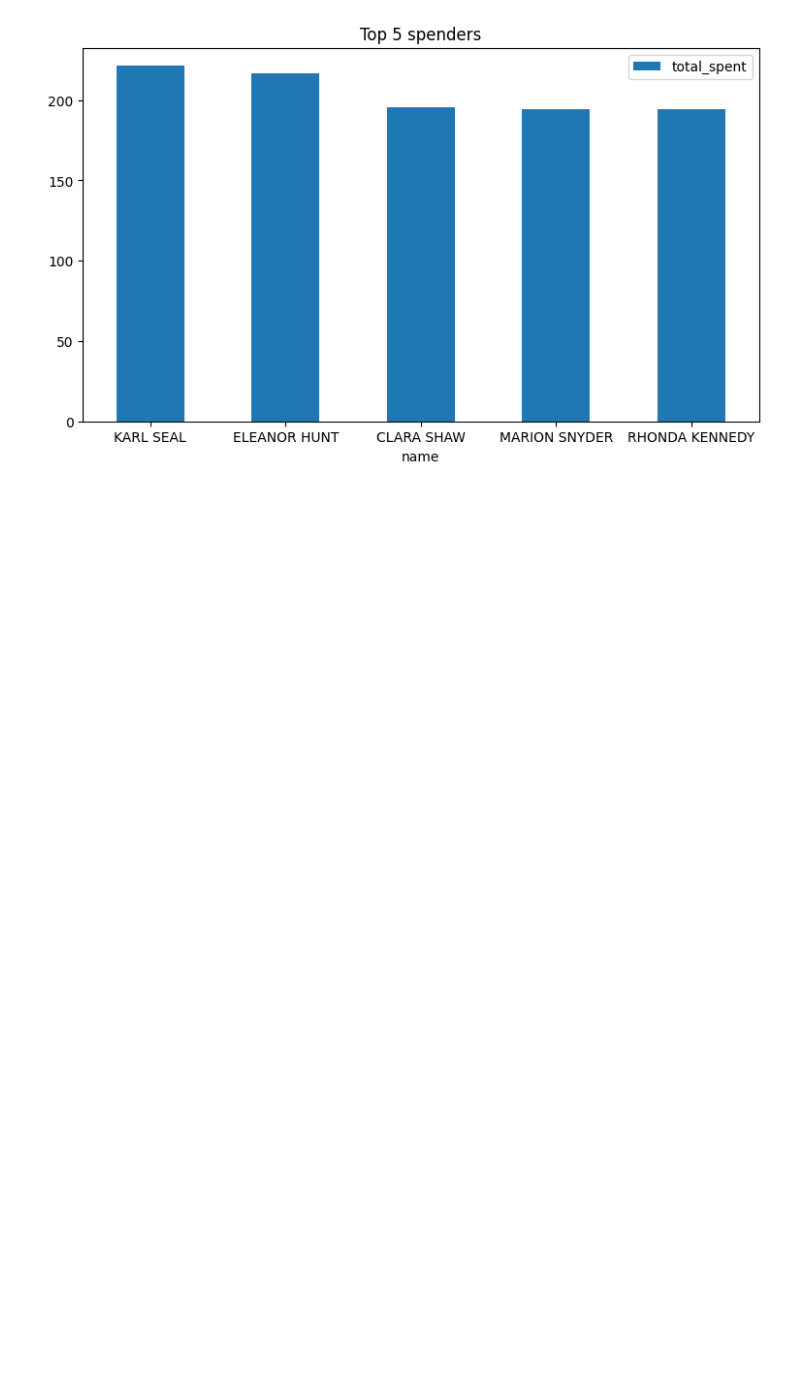
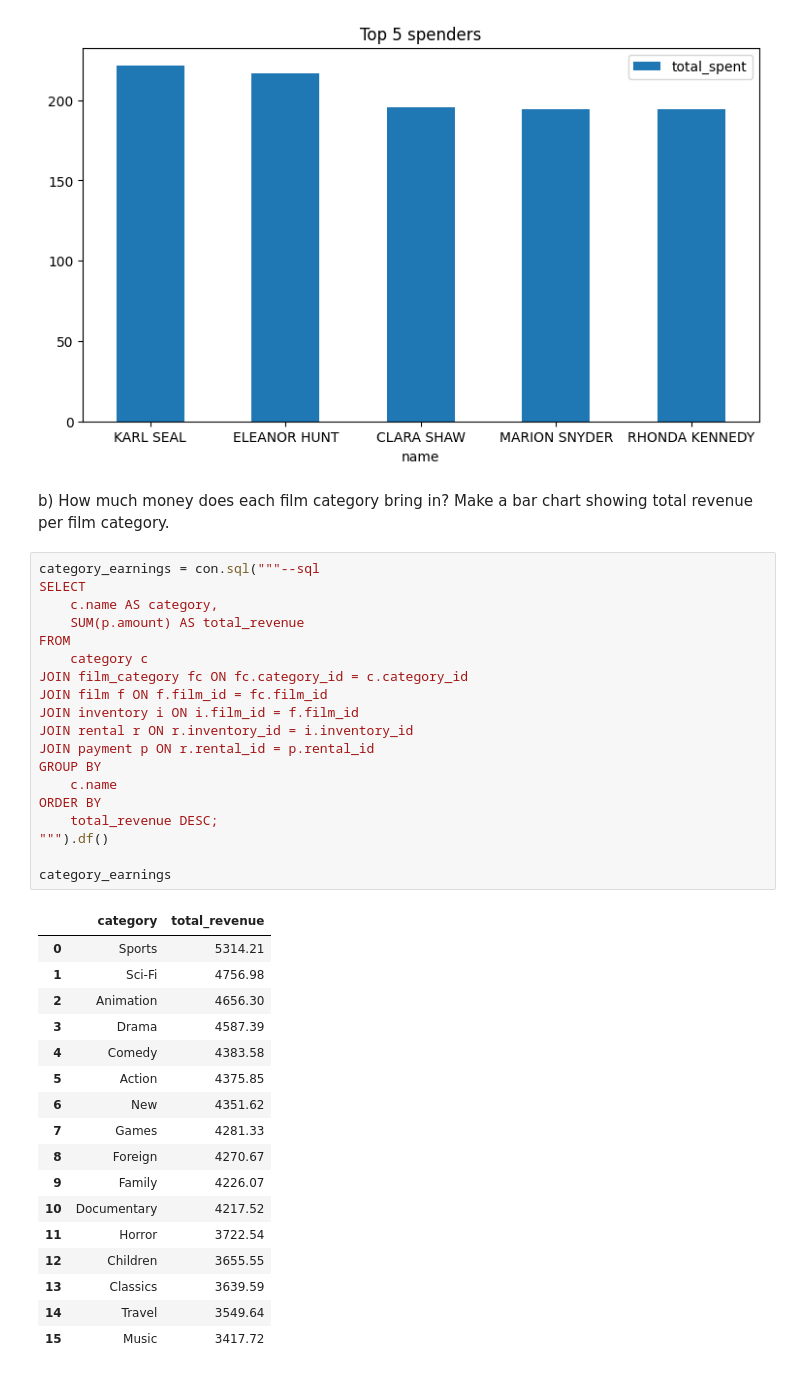
Before and after one commit to luckepucke6/sakila_lab_lucas_lindh, a Jupyter notebook: notebooks/eda_sakila.ipynb, the cells around one changed output. Cells and saved outputs as stored; diff of their text form; blank space fills up the shorter version.

```diff
--- a/notebooks/eda_sakila.ipynb
+++ b/notebooks/eda_sakila.ipynb
@@ -451,3 +451,42 @@ top_spenders
 top_spenders.plot(kind='bar', x='name', y='total_spent', title="Top 5 spenders", figsize=(9,5), rot=0,);
 # %% [output]
 [figure]
+# %% [markdown]
+b) How much money does each film category bring in? Make a bar chart showing total revenue per film category.
+# %%
+category_earnings = con.sql("""--sql
+SELECT
+    c.name AS category,
+    SUM(p.amount) AS total_revenue
+FROM
+    category c
+JOIN film_category fc ON fc.category_id = c.category_id
+JOIN film f ON f.film_id = fc.film_id
+JOIN inventory i ON i.film_id = f.film_id
+JOIN rental r ON r.inventory_id = i.inventory_id
+JOIN payment p ON r.rental_id = p.rental_id
+GROUP BY
+    c.name
+ORDER BY
+    total_revenue DESC;
+""").df()
+
+category_earnings
+# %% [output]
+|  | category | total_revenue |
+| 0 | Sports | 5314.21 |
+| 1 | Sci-Fi | 4756.98 |
+| 2 | Animation | 4656.30 |
+| 3 | Drama | 4587.39 |
+| 4 | Comedy | 4383.58 |
+| 5 | Action | 4375.85 |
+| 6 | New | 4351.62 |
+| 7 | Games | 4281.33 |
+| 8 | Foreign | 4270.67 |
+| 9 | Family | 4226.07 |
+| 10 | Documentary | 4217.52 |
+| 11 | Horror | 3722.54 |
+| 12 | Children | 3655.55 |
+| 13 | Classics | 3639.59 |
+| 14 | Travel | 3549.64 |
+| 15 | Music | 3417.72 |
```
Also changed, not shown: parts of 1 cell of this notebook, 1 other file.
